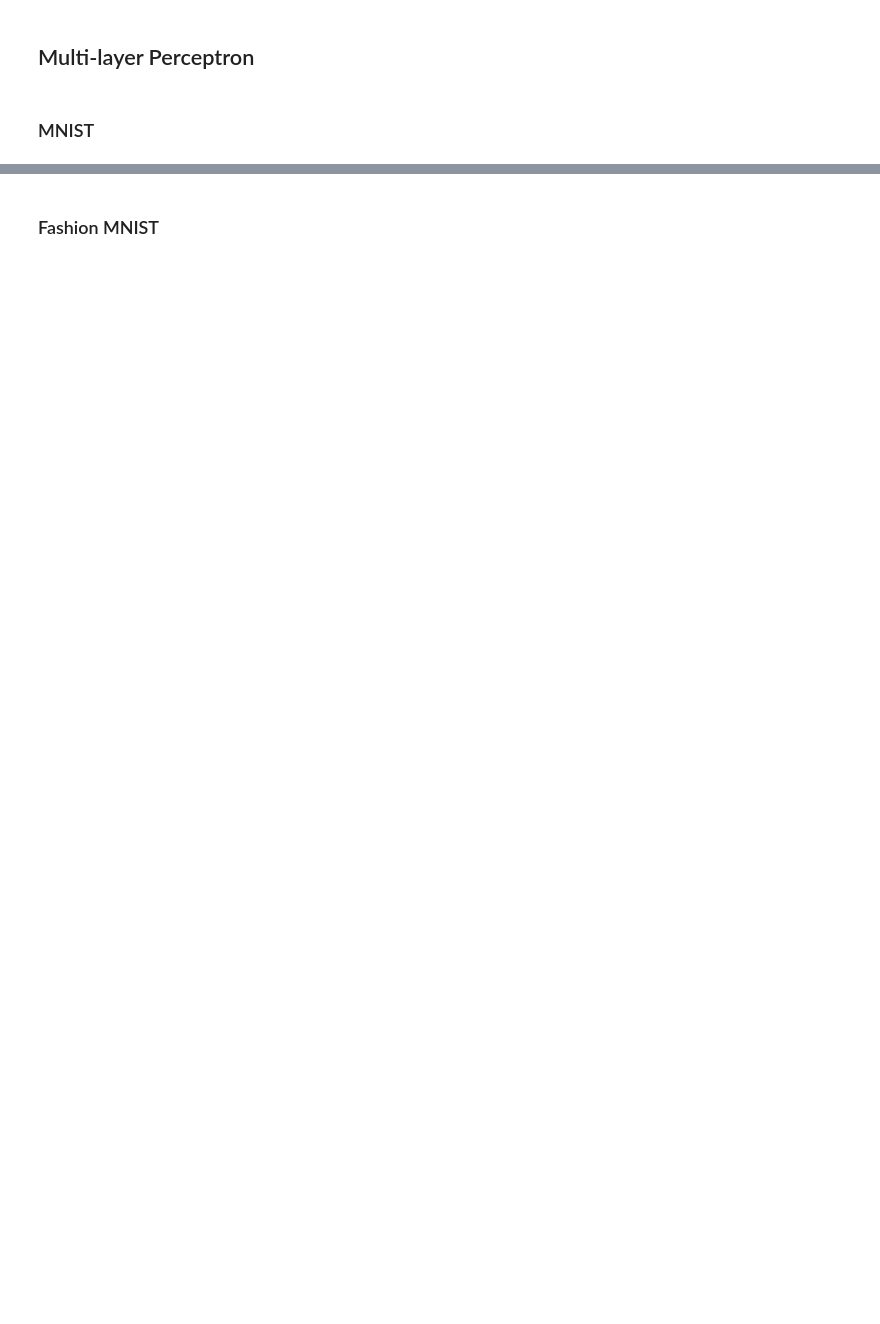
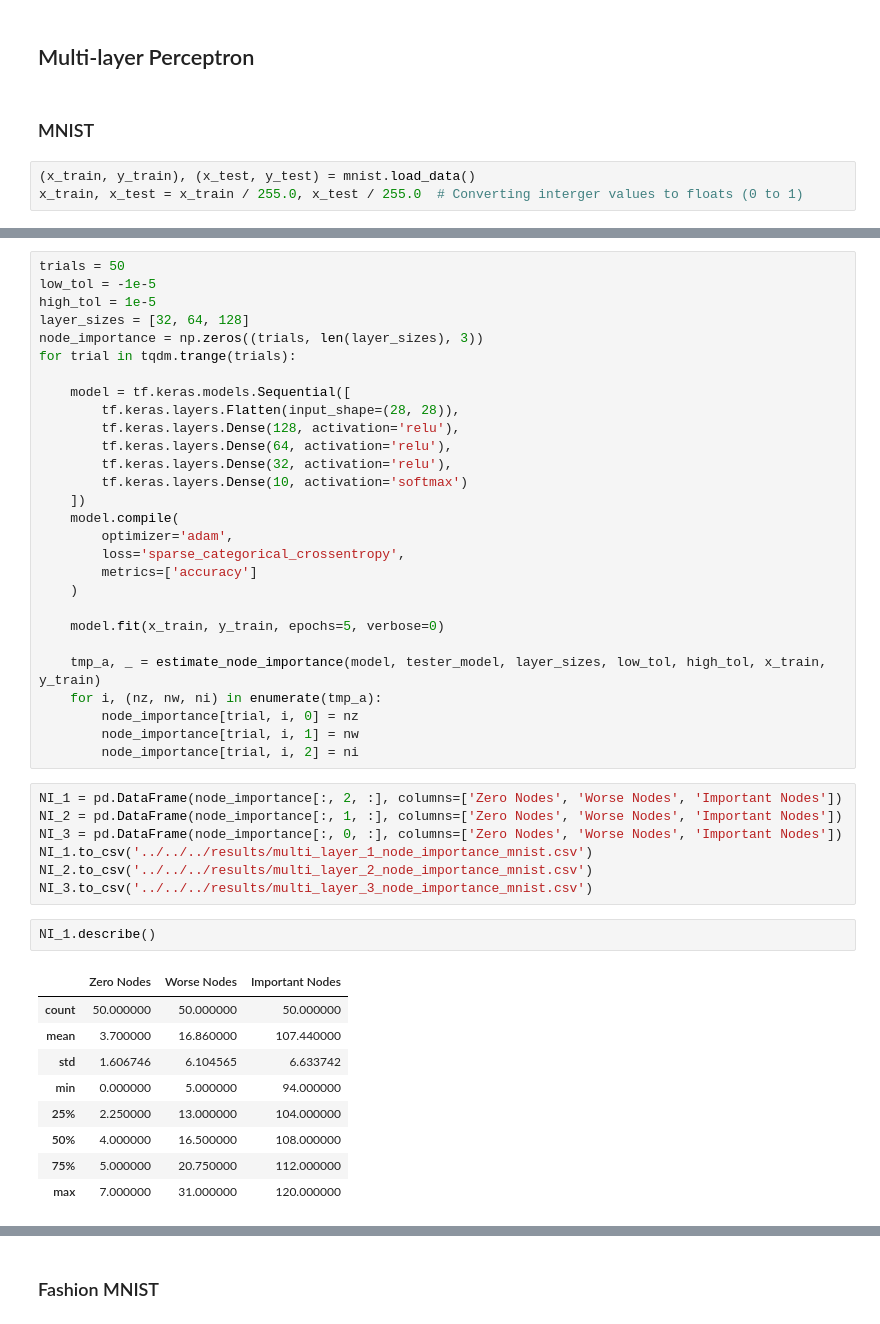
Before and after one commit to lgcharpe/Masters, a Jupyter notebook: notebooks/Thesis Notebooks/Chapter 3/Estimating_Node_Importance.ipynb, the cells around one changed output, grey strips where cells are left out. Saved outputs shown, nothing was run; the diff lists cells and outputs as text; blank space fills up the shorter version.

```diff
--- a/notebooks/Thesis Notebooks/Chapter 3/Estimating_Node_Importance.ipynb
+++ b/notebooks/Thesis Notebooks/Chapter 3/Estimating_Node_Importance.ipynb
@@ -12,3 +151,6 @@
 ## Multi-layer Perceptron
 # %% [markdown]
 ### MNIST
+# %%
+(x_train, y_train), (x_test, y_test) = mnist.load_data()
+x_train, x_test = x_train / 255.0, x_test / 255.0  # Converting interger values to floats (0 to 1)
@@ -14,0 +170,47 @@
+# %%
+trials = 50
+low_tol = -1e-5
+high_tol = 1e-5
+layer_sizes = [32, 64, 128]
+node_importance = np.zeros((trials, len(layer_sizes), 3))
+for trial in tqdm.trange(trials):
+
+    model = tf.keras.models.Sequential([
+        tf.keras.layers.Flatten(input_shape=(28, 28)),
+        tf.keras.layers.Dense(128, activation='relu'),
+        tf.keras.layers.Dense(64, activation='relu'),
+        tf.keras.layers.Dense(32, activation='relu'),
+        tf.keras.layers.Dense(10, activation='softmax')
+    ])
+    model.compile(
+        optimizer='adam',
+        loss='sparse_categorical_crossentropy',
+        metrics=['accuracy']
+    )
+
+    model.fit(x_train, y_train, epochs=5, verbose=0)
+
+    tmp_a, _ = estimate_node_importance(model, tester_model, layer_sizes, low_tol, high_tol, x_train, y_train)
+    for i, (nz, nw, ni) in enumerate(tmp_a):
+        node_importance[trial, i, 0] = nz
+        node_importance[trial, i, 1] = nw
+        node_importance[trial, i, 2] = ni
+# %%
+NI_1 = pd.DataFrame(node_importance[:, 2, :], columns=['Zero Nodes', 'Worse Nodes', 'Important Nodes'])
+NI_2 = pd.DataFrame(node_importance[:, 1, :], columns=['Zero Nodes', 'Worse Nodes', 'Important Nodes'])
+NI_3 = pd.DataFrame(node_importance[:, 0, :], columns=['Zero Nodes', 'Worse Nodes', 'Important Nodes'])
+NI_1.to_csv('../../../results/multi_layer_1_node_importance_mnist.csv')
+NI_2.to_csv('../../../results/multi_layer_2_node_importance_mnist.csv')
+NI_3.to_csv('../../../results/multi_layer_3_node_importance_mnist.csv')
+# %%
+NI_1.describe()
+# %% [output]
+|  | Zero Nodes | Worse Nodes | Important Nodes |
+| count | 50.000000 | 50.000000 | 50.000000 |
+| mean | 3.700000 | 16.860000 | 107.440000 |
+| std | 1.606746 | 6.104565 | 6.633742 |
+| min | 0.000000 | 5.000000 | 94.000000 |
+| 25% | 2.250000 | 13.000000 | 104.000000 |
+| 50% | 4.000000 | 16.500000 | 108.000000 |
+| 75% | 5.000000 | 20.750000 | 112.000000 |
+| max | 7.000000 | 31.000000 | 120.000000 |
```
Also changed, not shown: parts of 26 cells of this notebook, 11 other files.
